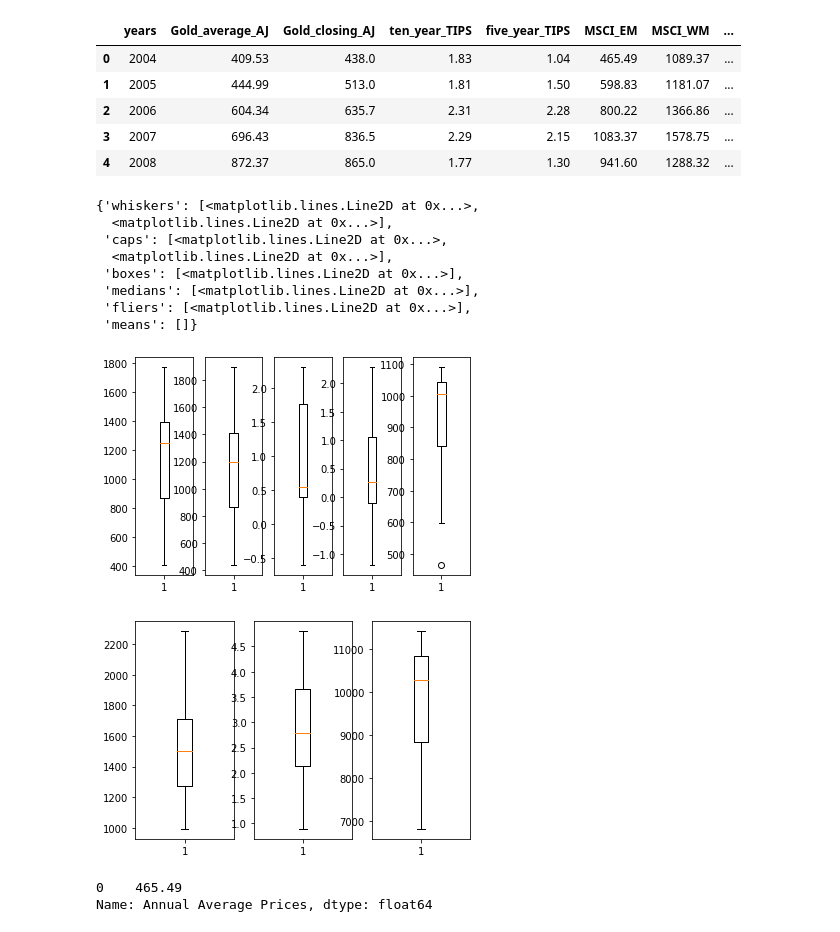
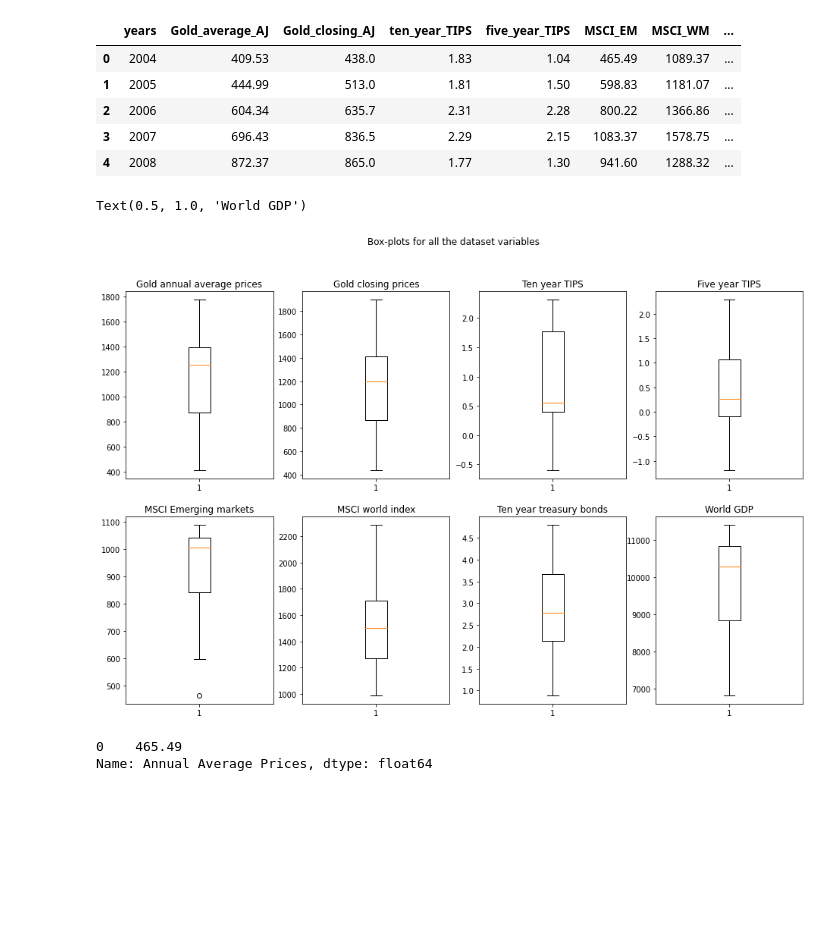
Before and after one commit to ErickChatalov/Gold-annual-prices, a Jupyter notebook: Model-2/Data analysis.ipynb, the cells around one changed output. Cells and saved outputs as stored; diff of their text form; code cells hidden in the pictures; blank space fills up the shorter version.

```diff
--- a/Model-2/Data analysis.ipynb
+++ b/Model-2/Data analysis.ipynb
@@ -113,29 +113,29 @@ df.head()
 | 3 | 2007 | 696.43 | 836.5 | 2.29 | 2.15 | 1083.37 | 1578.75 | ... |
 | 4 | 2008 | 872.37 | 865.0 | 1.77 | 1.30 | 941.60 | 1288.32 | ... |
 # %%
-#trying to find outliers.
-fig, axs = plt.subplots(1,5)
-axs[0].boxplot(Gold_average_AJ)
-axs[1].boxplot(Gold_closing_AJ)
-axs[2].boxplot(ten_year_TIPS)
-axs[3].boxplot(five_year_TIPS)
-axs[4].boxplot(MSCI_EM)
+#trying to find outliers. (box-plots for all the dataset variables).
+fig, axs = plt.subplots(2,4,figsize=(16, 10))
+fig.suptitle('Box-plots for all the dataset variables')
+axs[0,0].boxplot(Gold_average_AJ)
+axs[0,1].boxplot(Gold_closing_AJ)
+axs[0,2].boxplot(ten_year_TIPS)
+axs[0,3].boxplot(five_year_TIPS)
+axs[1,0].boxplot(MSCI_EM)
+axs[1,1].boxplot(MSCI_WM)
+axs[1,2].boxplot(ten_year_TR)
+axs[1,3].boxplot(world_gdp)
 
-fig1, axs1 = plt.subplots(1,3)
-axs1[0].boxplot(MSCI_WM)
-axs1[1].boxplot(ten_year_TR)
-axs1[2].boxplot(world_gdp)
+axs[0,0].set_title("Gold annual average prices")
+axs[0,1].set_title("Gold closing prices")
+axs[0,2].set_title("Ten year TIPS")
+axs[0,3].set_title("Five year TIPS")
+axs[1,0].set_title("MSCI Emerging markets")
+axs[1,1].set_title("MSCI world index")
+axs[1,2].set_title("Ten year treasury bonds")
+axs[1,3].set_title("World GDP")
 # %% [output]
-{'whiskers': [<matplotlib.lines.Line2D at 0x...>,
-  <matplotlib.lines.Line2D at 0x...>],
- 'caps': [<matplotlib.lines.Line2D at 0x...>,
-  <matplotlib.lines.Line2D at 0x...>],
- 'boxes': [<matplotlib.lines.Line2D at 0x...>],
- 'medians': [<matplotlib.lines.Line2D at 0x...>],
- 'fliers': [<matplotlib.lines.Line2D at 0x...>],
- 'means': []}
+Text(0.5, 1.0, 'World GDP')
-[figure, old version]
+[figure, new version]
-[figure, removed]
 # %%
 # outliers:
 # MSCI Emerging countries outliers
```
Also changed, not shown: parts of 9 cells of this notebook.
